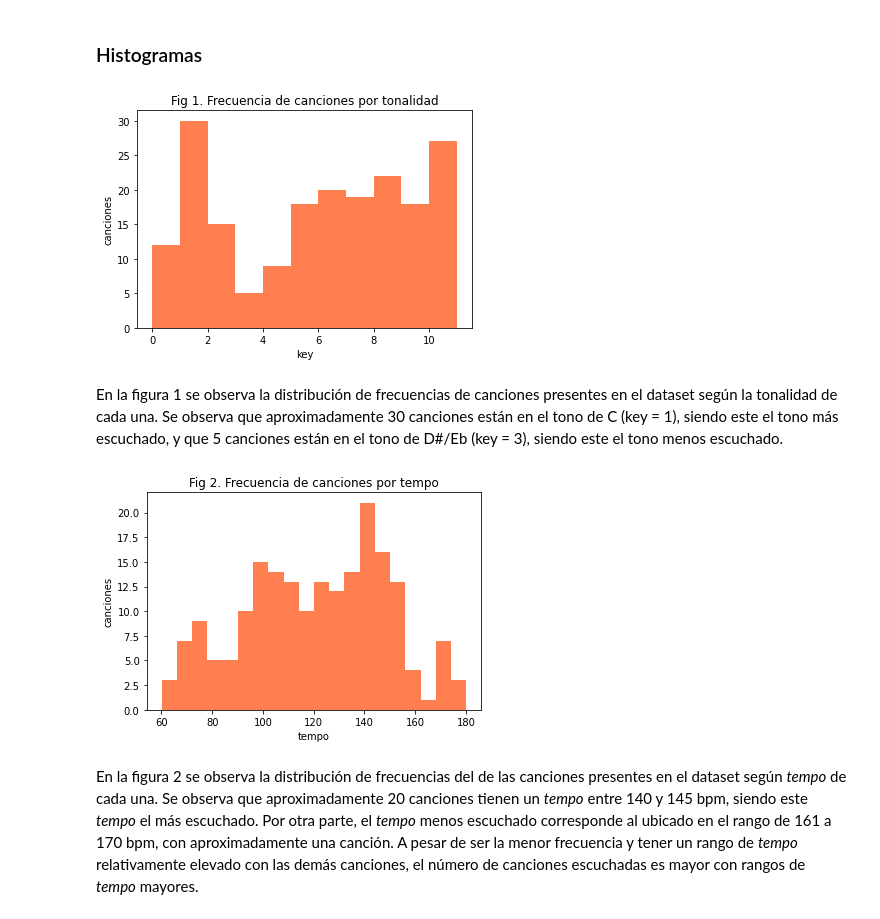
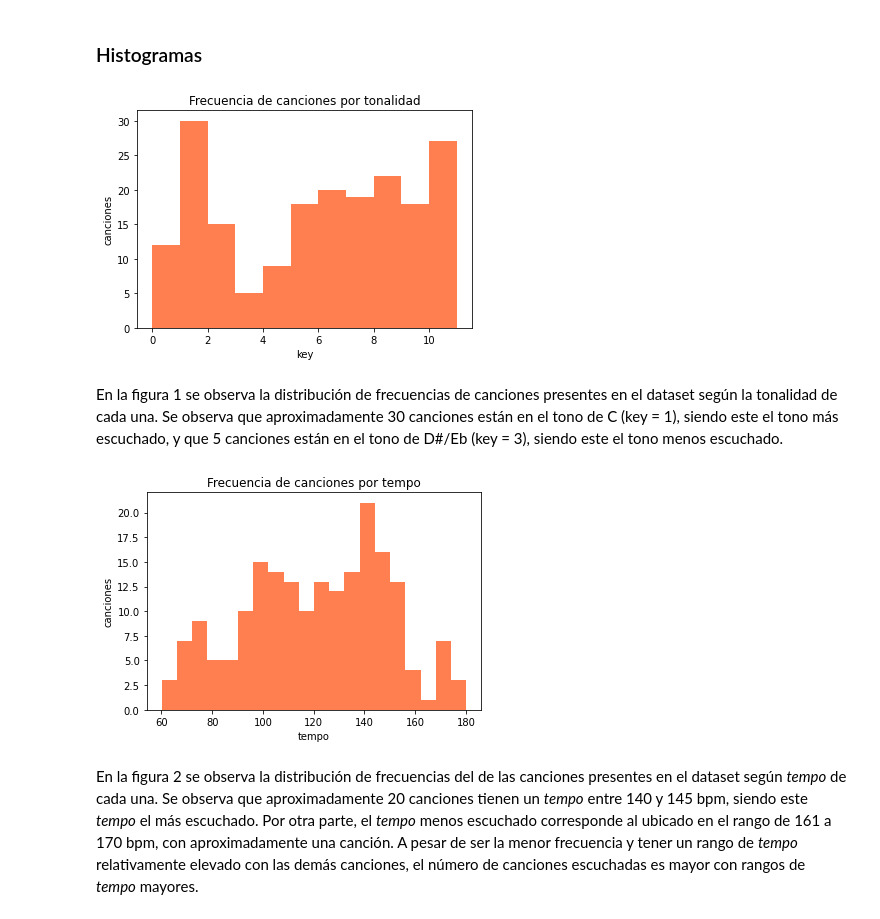
Before and after one commit to RafaelHinojosa/ElArteDeLaAnalitica, a Jupyter notebook: Mapas de Calor y Boxplots/spotifyGraphics.ipynb, the cells around one changed output. Saved outputs shown, nothing was run; the diff lists cells and outputs as text; code cells hidden in the pictures.

```diff
--- a/Mapas de Calor y Boxplots/spotifyGraphics.ipynb
+++ b/Mapas de Calor y Boxplots/spotifyGraphics.ipynb
@@ -27,25 +27,25 @@ tempos = songs['tempo']
 # %%
 # 3a Histograma de key
 songs.hist(column='key', bins=11, grid=False, orientation="vertical", color="coral")
 
-plt.title('Fig 1. Frecuencia de canciones por tonalidad')
+plt.title('Frecuencia de canciones por tonalidad')
 plt.xlabel('key')
 plt.ylabel('canciones')
 plt.show()
 # %% [output]
-[figure, old version]
+[figure, new version]
 # %% [markdown]
 En la figura 1 se observa la distribución de frecuencias de canciones presentes en el dataset según la tonalidad de cada una.
 Se observa que aproximadamente 30 canciones están en el tono de C (key = 1), siendo este el tono más escuchado, y que 5 canciones están en el tono de D#/Eb (key = 3), siendo este el tono menos escuchado.
 # %%
 # 3b Histograma de key
 songs.hist(column='tempo', bins=20, grid=False, orientation="vertical", color="coral")
-plt.title('Fig 2. Frecuencia de canciones por tempo')
+plt.title('Frecuencia de canciones por tempo')
 plt.xlabel('tempo')
 plt.ylabel('canciones')
 plt.show()
 # %% [output]
-[figure, old version]
+[figure, new version]
 # %% [markdown]
 En la figura 2 se observa la distribución de frecuencias del de las canciones presentes en el dataset según _tempo_ de cada una.
 Se observa que aproximadamente 20 canciones tienen un _tempo_ entre 140 y 145 bpm, siendo este _tempo_ el más escuchado. Por otra parte, el _tempo_ menos escuchado corresponde al ubicado en el rango de 161 a 170 bpm, con aproximadamente una canción.
```
Also changed, not shown: parts of 4 cells of this notebook, 7 other files.
